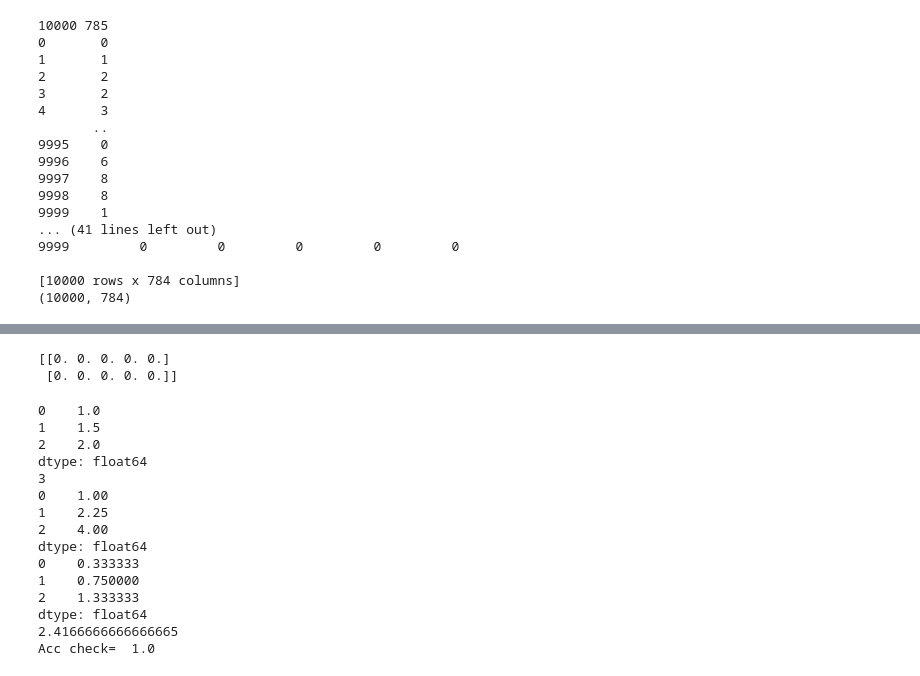
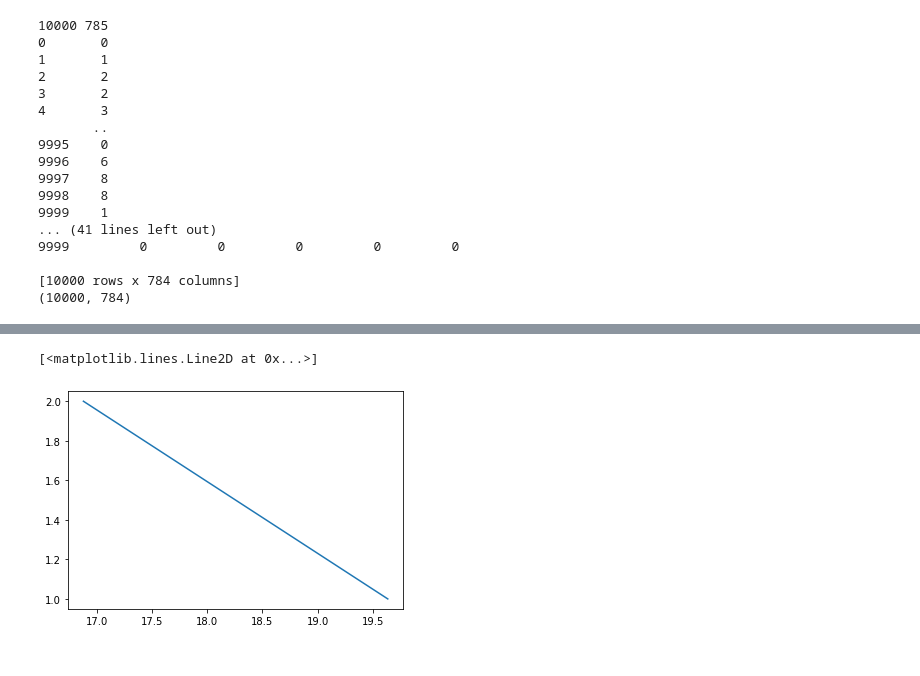
Before and after one commit to sakshid2706/Fashion_MNIST, a Jupyter notebook: fashion-mnist-scratch.ipynb, the cells around one changed output, grey strips where cells are left out. Drawn from its saved outputs; the diff is of its cells as text; code cells hidden in the pictures.

```diff
--- a/fashion-mnist-scratch.ipynb
+++ b/fashion-mnist-scratch.ipynb
@@ -416 +452,8 @@ current_image=
+# %%
+it=[1,2]
+plt.plot(costs,it)
+# plt.plot(accuracy,it)
+# %% [output]
+[<matplotlib.lines.Line2D at 0x...>]
+[figure, added]
 # %%
@@ -451,40 +494,21 @@ print(type(new_xf))
 # %%
-z=np.zeros((2,5))
-print(z)
+# z=np.zeros((2,5))
+# print(z)
-# %% [output]
-[[0. 0. 0. 0. 0.]
- [0. 0. 0. 0. 0.]]
 # %%
-a=pd.Series([2,3,4])
-b=pd.Series([1,1.5,2])
-f=pd.Series([2,3,4])
+# a=pd.Series([2,3,4])
+# b=pd.Series([1,1.5,2])
+# f=pd.Series([2,3,4])
 
-# print((a-b)**2/(a.size()))
-print(a-b)
-print(a.size)
-print((a-b)**2)
-print(((a-b)**2)/a.size)
+# # print((a-b)**2/(a.size()))
+# print(a-b)
+# print(a.size)
+# print((a-b)**2)
+# print(((a-b)**2)/a.size)
 
-L=((a-b)**2)
-s=np.sum(L,axis=0)
-c=s/a.size
-# c=list(c)
-print(c)
-k=np.sum(a==f)/a.size
-print("Acc check= ",k)
+# L=((a-b)**2)
+# s=np.sum(L,axis=0)
+# c=s/a.size
+# # c=list(c)
+# print(c)
+# k=np.sum(a==f)/a.size
+# print("Acc check= ",k)
-# %% [output]
-0    1.0
-1    1.5
-2    2.0
-dtype: float64
-3
-0    1.00
-1    2.25
-2    4.00
-dtype: float64
-0    0.333333
-1    0.750000
-2    1.333333
-dtype: float64
-2.4166666666666665
-Acc check=  1.0
```
Also changed, not shown: parts of 13 cells of this notebook.
